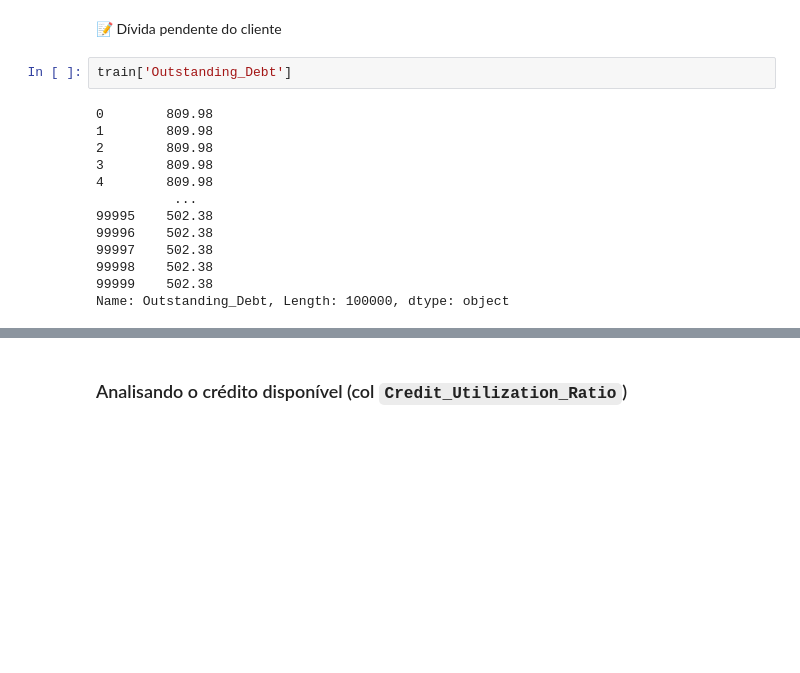
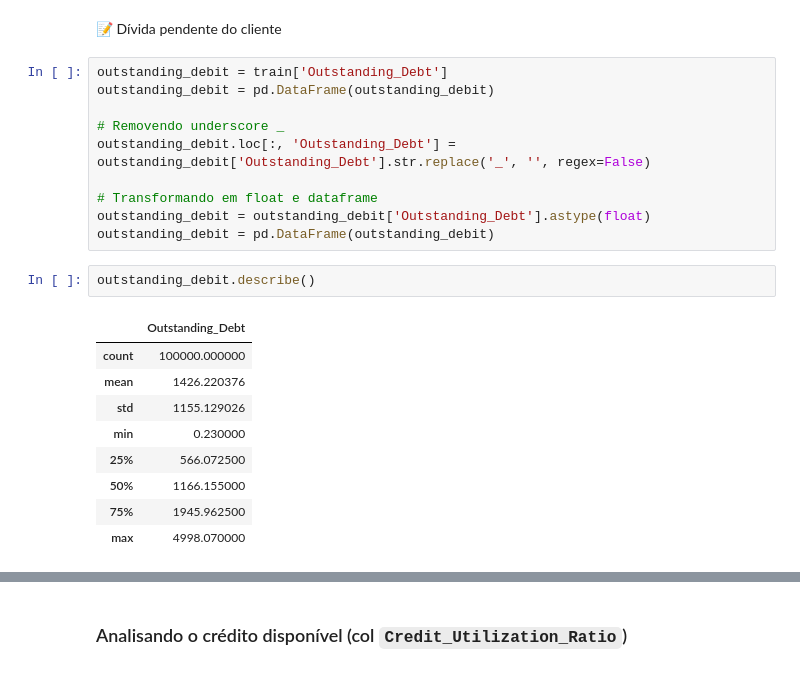
Before and after one commit to deborabmfreitas/credit-score-prediction, a Jupyter notebook: 1.exploratory-data-analysis.ipynb, the cells around one changed output, grey strips where cells are left out. Saved outputs shown, nothing was run; the diff lists cells and outputs as text; blank space fills up the shorter version.

```diff
--- a/1.exploratory-data-analysis.ipynb
+++ b/1.exploratory-data-analysis.ipynb
@@ -1108,17 +1106,24 @@ Diferença de 45%.
 # %% [markdown]
 📝 Dívida pendente do cliente
 # %%
-train['Outstanding_Debt']
+outstanding_debit = train['Outstanding_Debt']
+outstanding_debit = pd.DataFrame(outstanding_debit)
+
+# Removendo underscore _
+outstanding_debit.loc[:, 'Outstanding_Debt'] = outstanding_debit['Outstanding_Debt'].str.replace('_', '', regex=False)
+
+# Transformando em float e dataframe
+outstanding_debit = outstanding_debit['Outstanding_Debt'].astype(float)
+outstanding_debit = pd.DataFrame(outstanding_debit)
-# %% [output]
-0        809.98
-1        809.98
-2        809.98
-3        809.98
-4        809.98
-          ...
-99995    502.38
-99996    502.38
-99997    502.38
-99998    502.38
-99999    502.38
-Name: Outstanding_Debt, Length: 100000, dtype: object
+# %%
+outstanding_debit.describe()
+# %% [output]
+|  | Outstanding_Debt |
+| count | 100000.000000 |
+| mean | 1426.220376 |
+| std | 1155.129026 |
+| min | 0.230000 |
+| 25% | 566.072500 |
+| 50% | 1166.155000 |
+| 75% | 1945.962500 |
+| max | 4998.070000 |
```
Also changed, not shown: parts of 17 cells of this notebook.
